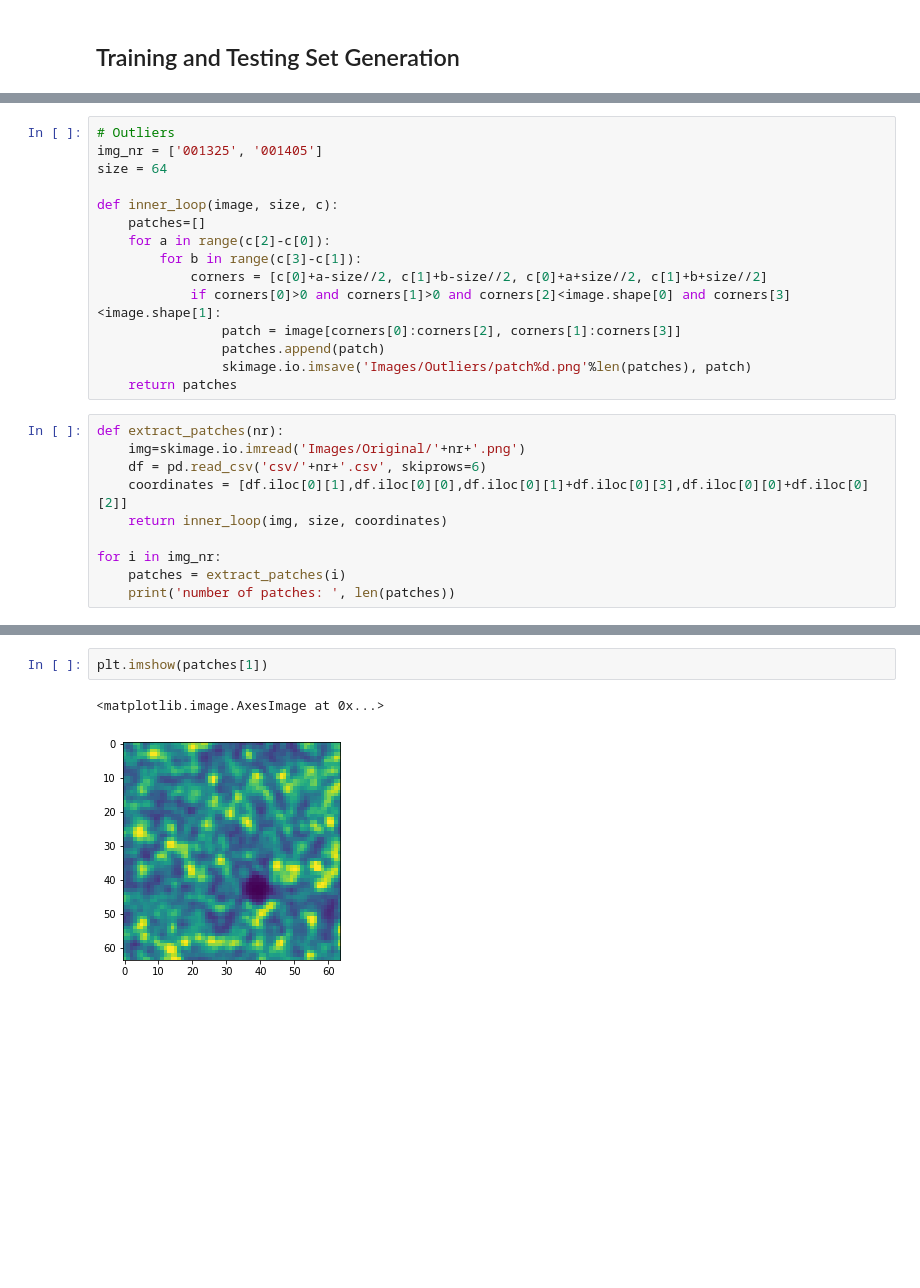
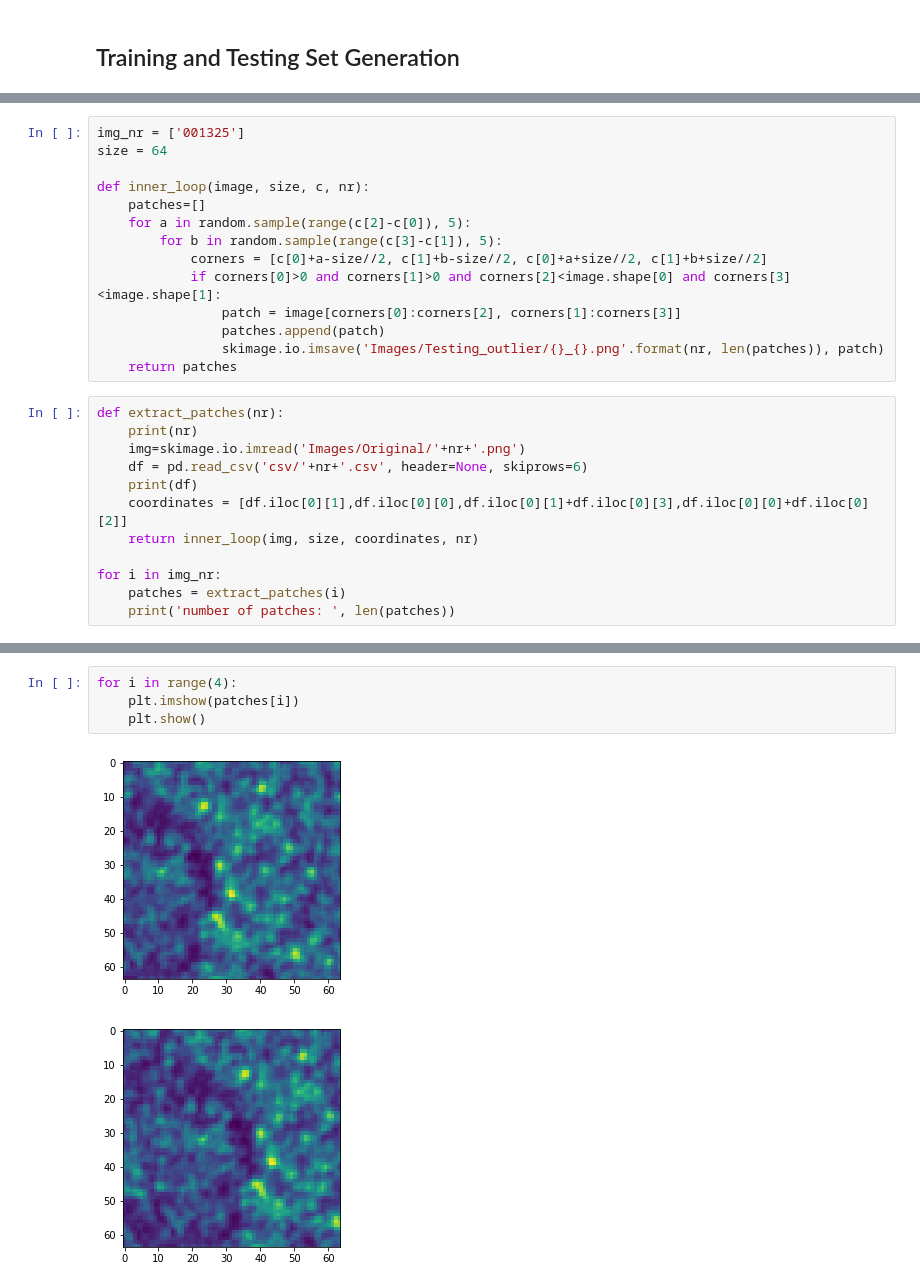
Before and after one commit to papero2/visualization_techniques, a Jupyter notebook: training_and_testing_set.ipynb, the cells around one changed output, grey strips where cells are left out. Cells and saved outputs as stored; diff of their text form; blank space fills up the shorter version.

Commit message:
Add files via upload
"update training and testing set"

```diff
--- a/training_and_testing_set.ipynb
+++ b/training_and_testing_set.ipynb
@@ -7,24 +17,25 @@ import matplotlib.pyplot as plt
 # %%
-# Outliers
-img_nr = ['001325', '001405']
+img_nr = ['001325']
 size = 64
 
-def inner_loop(image, size, c):
+def inner_loop(image, size, c, nr):
     patches=[]
-    for a in range(c[2]-c[0]):
-        for b in range(c[3]-c[1]):
+    for a in random.sample(range(c[2]-c[0]), 5):
+        for b in random.sample(range(c[3]-c[1]), 5):
             corners = [c[0]+a-size//2, c[1]+b-size//2, c[0]+a+size//2, c[1]+b+size//2]
             if corners[0]>0 and corners[1]>0 and corners[2]<image.shape[0] and corners[3]<image.shape[1]:
                 patch = image[corners[0]:corners[2], corners[1]:corners[3]]
                 patches.append(patch)
-                skimage.io.imsave('Images/Outliers/patch%d.png'%len(patches), patch)
+                skimage.io.imsave('Images/Testing_outlier/{}_{}.png'.format(nr, len(patches)), patch)
     return patches
 # %%
 def extract_patches(nr):
+    print(nr)
     img=skimage.io.imread('Images/Original/'+nr+'.png')
-    df = pd.read_csv('csv/'+nr+'.csv', skiprows=6)
+    df = pd.read_csv('csv/'+nr+'.csv', header=None, skiprows=6)
+    print(df)
     coordinates = [df.iloc[0][1],df.iloc[0][0],df.iloc[0][1]+df.iloc[0][3],df.iloc[0][0]+df.iloc[0][2]]
-    return inner_loop(img, size, coordinates)
+    return inner_loop(img, size, coordinates, nr)
 
 for i in img_nr:
     patches = extract_patches(i)
@@ -35,5 +49,7 @@ number of patches:  285
-# %%
-plt.imshow(patches[1])
-# %% [output]
-<matplotlib.image.AxesImage at 0x...>
-[figure, removed]
+# %%
+for i in range(4):
+    plt.imshow(patches[i])
+    plt.show()
+# %% [output]
+[figure, added]
+[figure, added]
```
Also changed, not shown: parts of 9 cells of this notebook.
